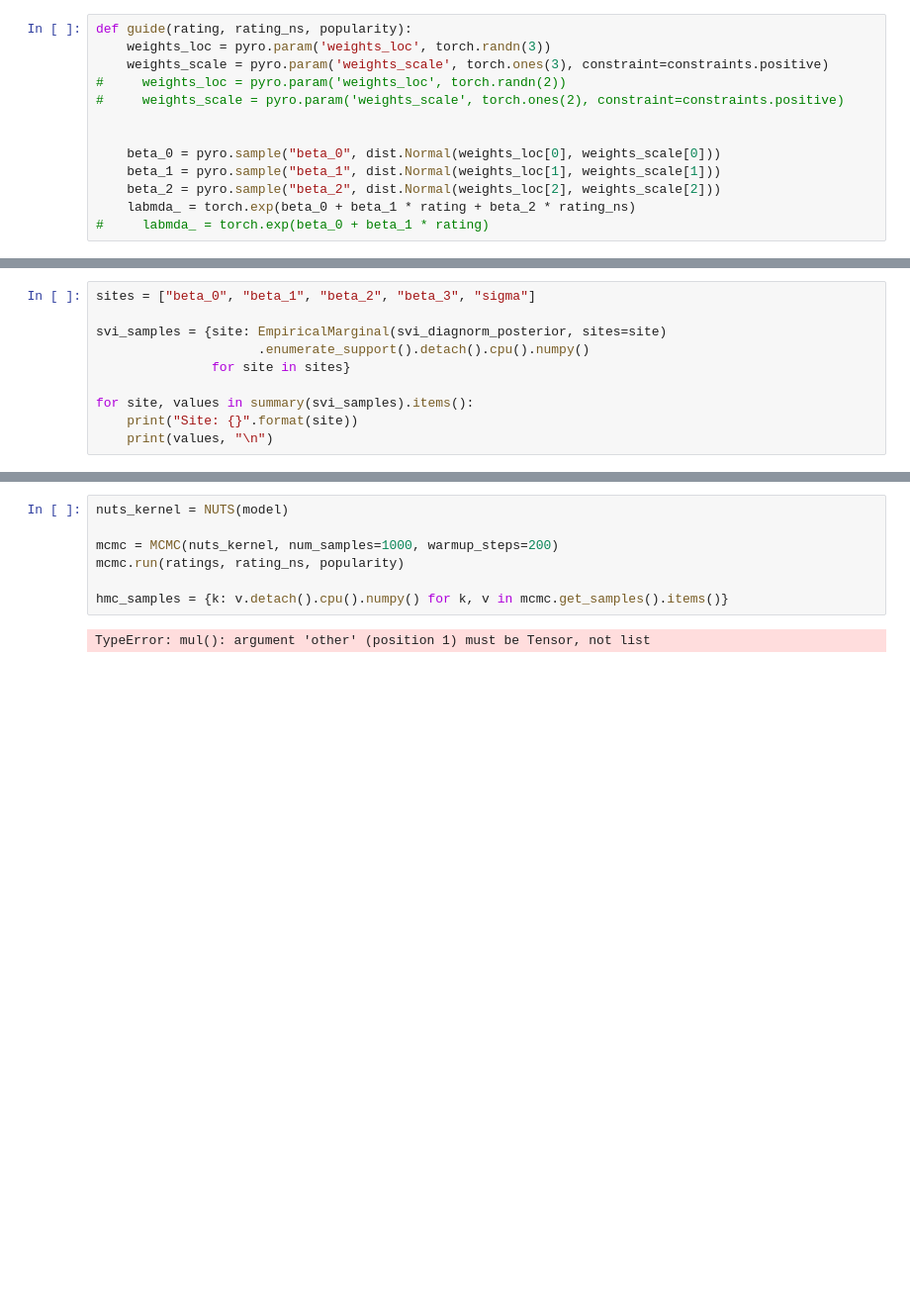
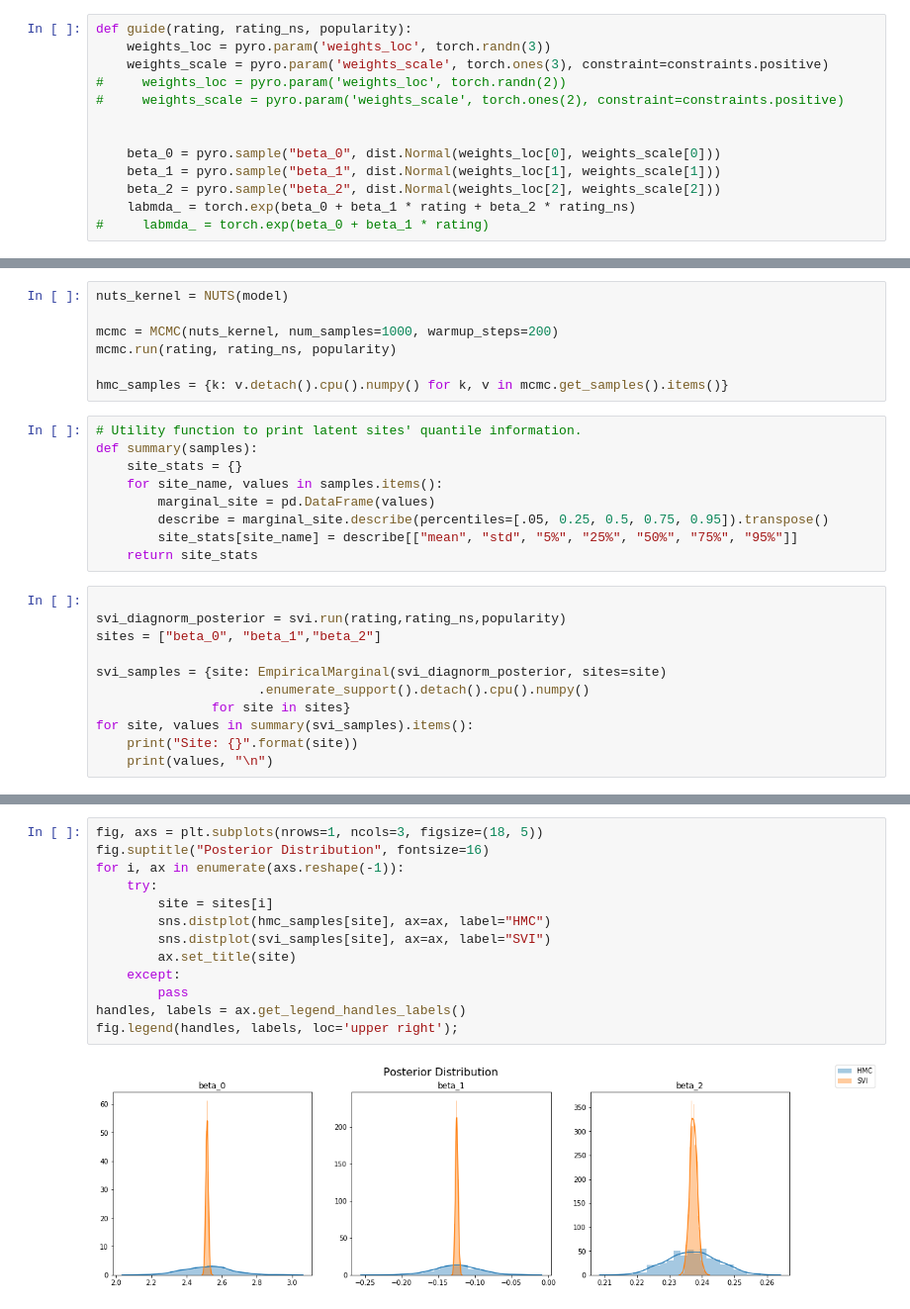
Before and after one commit to wsonv/PP_proejct, a Jupyter notebook: Toymodel.ipynb, the cells around one changed output, grey strips where cells are left out. Shown at 99% size. Saved outputs shown, nothing was run; the diff lists cells and outputs as text; blank space fills up the shorter version.

Commit message:
visualization of hmc and svi

```diff
--- a/Toymodel.ipynb
+++ b/Toymodel.ipynb
@@ -93,10 +95,27 @@ posterior = svi.run(rating, rating_ns, popularity)
+# %%
+nuts_kernel = NUTS(model)
+
+mcmc = MCMC(nuts_kernel, num_samples=1000, warmup_steps=200)
+mcmc.run(rating, rating_ns, popularity)
+
+hmc_samples = {k: v.detach().cpu().numpy() for k, v in mcmc.get_samples().items()}
+# %%
+# Utility function to print latent sites' quantile information.
+def summary(samples):
+    site_stats = {}
+    for site_name, values in samples.items():
+        marginal_site = pd.DataFrame(values)
+        describe = marginal_site.describe(percentiles=[.05, 0.25, 0.5, 0.75, 0.95]).transpose()
+        site_stats[site_name] = describe[["mean", "std", "5%", "25%", "50%", "75%", "95%"]]
+    return site_stats
 # %%
-sites = ["beta_0", "beta_1", "beta_2", "beta_3", "sigma"]
+
+svi_diagnorm_posterior = svi.run(rating,rating_ns,popularity)
+sites = ["beta_0", "beta_1","beta_2"]
 
 svi_samples = {site: EmpiricalMarginal(svi_diagnorm_posterior, sites=site)
                      .enumerate_support().detach().cpu().numpy()
                for site in sites}
-
 for site, values in summary(svi_samples).items():
     print("Site: {}".format(site))
     print(values, "\n")
@@ -103,9 +134,15 @@ for site, values in summary(svi_samples).items():
-# %%
-nuts_kernel = NUTS(model)
-
-mcmc = MCMC(nuts_kernel, num_samples=1000, warmup_steps=200)
-mcmc.run(ratings, rating_ns, popularity)
-
-hmc_samples = {k: v.detach().cpu().numpy() for k, v in mcmc.get_samples().items()}
-# %% [output]
-TypeError: mul(): argument 'other' (position 1) must be Tensor, not list
+# %%
+fig, axs = plt.subplots(nrows=1, ncols=3, figsize=(18, 5))
+fig.suptitle("Posterior Distribution", fontsize=16)
+for i, ax in enumerate(axs.reshape(-1)):
+    try:
+        site = sites[i]
+        sns.distplot(hmc_samples[site], ax=ax, label="HMC")
+        sns.distplot(svi_samples[site], ax=ax, label="SVI")
+        ax.set_title(site)
+    except:
+        pass
+handles, labels = ax.get_legend_handles_labels()
+fig.legend(handles, labels, loc='upper right');
+# %% [output]
+[figure, added]
```
Also changed, not shown: parts of 3 cells of this notebook, 2 other files.
